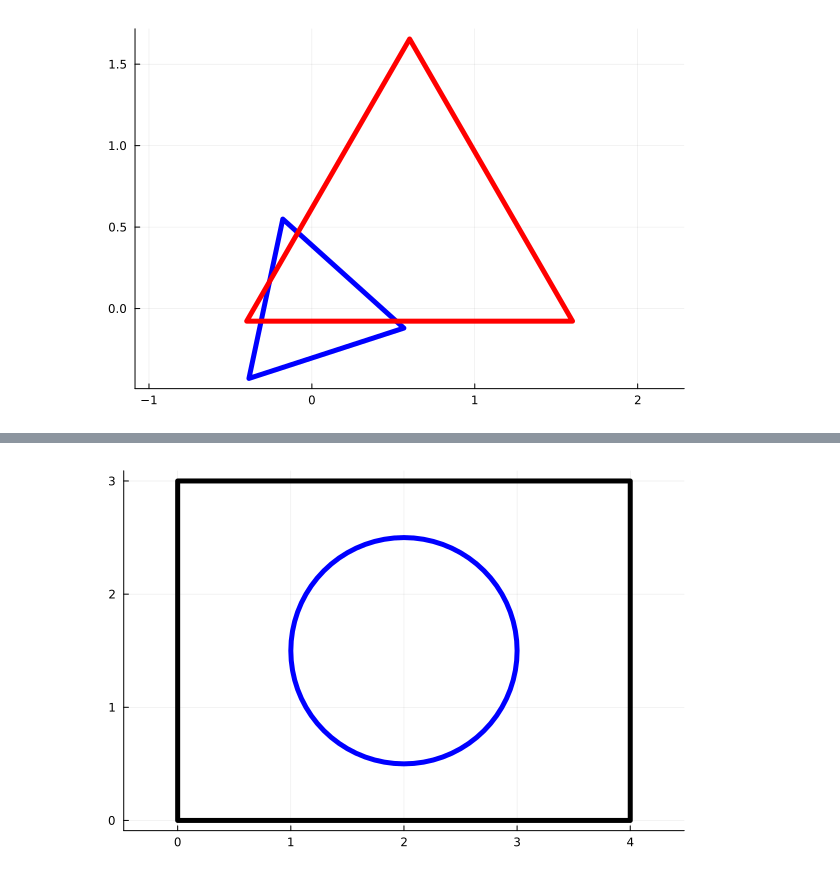
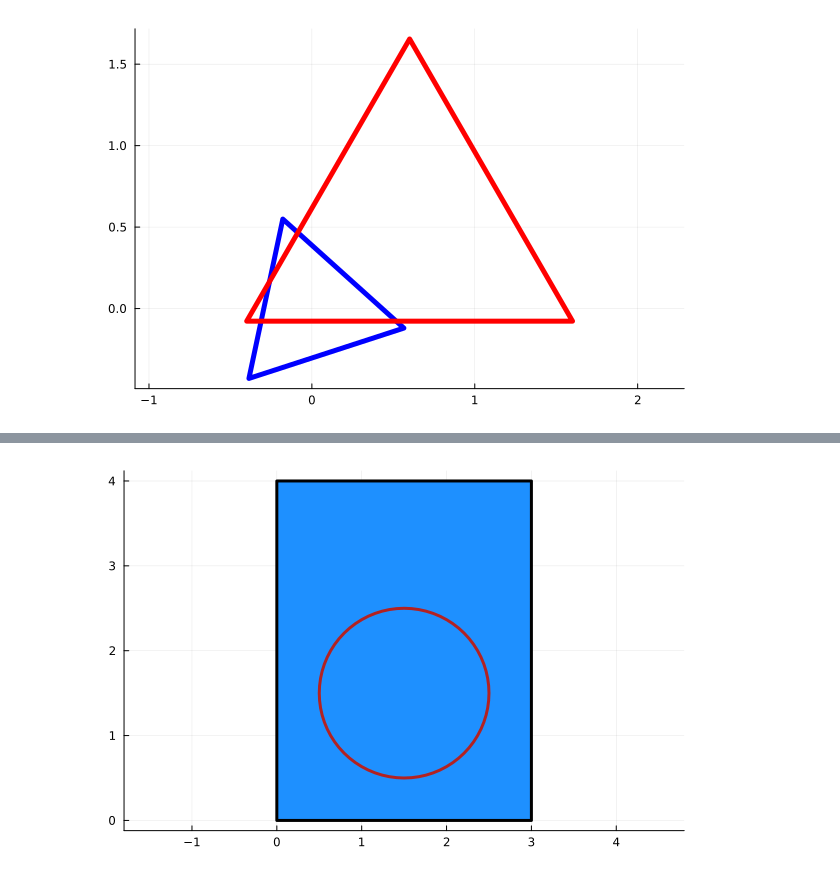
Before and after one commit to fsobral/minicurso-empacotamento, a Jupyter notebook: modelando-empacotamentos.ipynb, the cells around one changed output, grey strips where cells are left out. Cells and saved outputs as stored; diff of their text form; code cells hidden in the pictures.

```diff
--- a/modelando-empacotamentos.ipynb
+++ b/modelando-empacotamentos.ipynb
@@ -211,11 +249,11 @@ plot!(circulo([0, 0], R), c=false, lc=:black, lw=5, label=false, aspect_ratio=tr
 # %%
-c1 = [2, 1.5]
+c1 = [1.5, 1.5]
 r1 = 1
 
-L = 3
-W = 4
+W = 3
+L = 4
 
-plot(circulo(c1, r1), c=false, lc=:blue, lw=5, label=false, aspect_ratio=true)
-plot!(caixa(L, W), c=false, lc=:black, lw=5, label=false, aspect_ratio=true)
+plot(caixa(L, W), c=:dodgerblue, lc=:black, lw=3, label=false, aspect_ratio=true)
+plot!(circulo(c1, r1), c=false, lc=:firebrick, lw=3, label=false, aspect_ratio=true)
 # %% [output]
-[figure, old version]
+[figure, new version]
```
Also changed, not shown: parts of 32 cells of this notebook, 1 other file.
